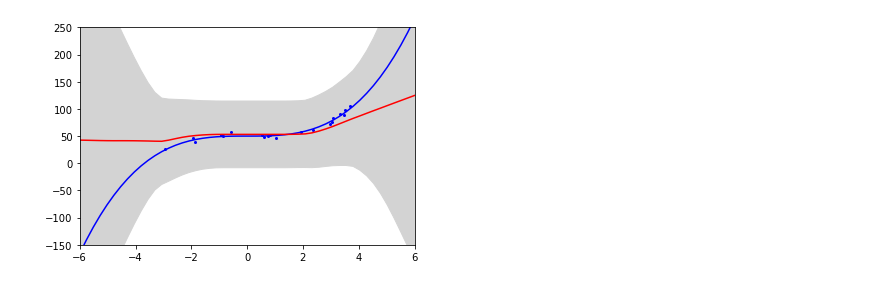
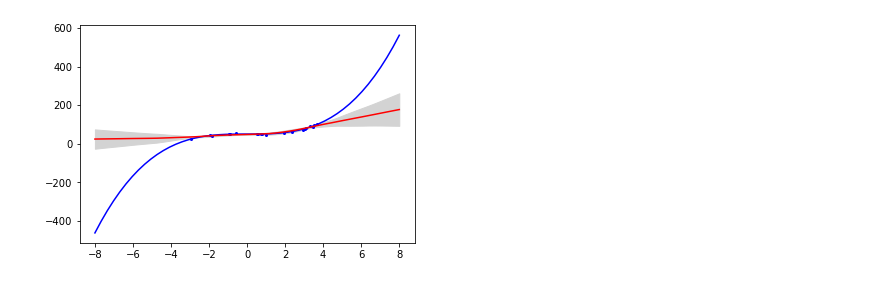
Before and after one commit to Feuermagier/VariationalBayesianDL, a Jupyter notebook: ToyRegression.ipynb, the cells around one changed output. Saved outputs shown, nothing was run; the diff lists cells and outputs as text; code cells hidden in the pictures.

```diff
--- a/ToyRegression.ipynb
+++ b/ToyRegression.ipynb
@@ -14,7 +14,7 @@ torch.manual_seed(42)
 
 batch_size = 2
 
-trainset = toy.CubicToyDataset(min=-4, max=4, sample_count=20, noise=3, normalize=True)
+trainset = toy.CubicToyDataset(min=-4, max=4, sample_count=20, noise=3, normalize=True, offset=50)
 #trainset = toy.TrigonometricToyDataset(sample_count=200, normalize=True)
 trainloader = torch.utils.data.DataLoader(trainset, batch_size, shuffle=True)
 
@@ -58,7 +31,7 @@ model = nn.Sequential(
 )
 
 optimizer = torch.optim.SGD(model.parameters(), lr=0.01, weight_decay=0.001)
-for epoch in range(1000):
+for epoch in range(160):
     epoch_loss = torch.tensor(0, dtype=torch.float)
     for data, target in trainloader:
         optimizer.zero_grad()
@@ -67,9 +40,9 @@ for epoch in range(1000):
         loss.backward()
         optimizer.step()
         epoch_loss += loss
-    if epoch % 10 == 0:
+    if epoch % 100 == 0:
         print(f"Epoch {epoch}: loss {epoch_loss / (len(trainloader) * batch_size)}")
 print(f"Final loss {epoch_loss / (len(trainloader) * batch_size)}")
-plot(lambda input: (model(input), torch.tensor(0)))
+trainset.plot(lambda input: (model(input), torch.tensor(0)))
 # %% [output]
 Epoch 0: loss 0.06276226788759232
@@ -98,11 +58,15 @@ importlib.reload(swag)
 
 torch.manual_seed(42)
 
-model = nn.Sequential(nn.Linear(1, 100), nn.ReLU(), nn.Linear(100, 1))
+model = nn.Sequential(
+    nn.Linear(1, 100),
+    nn.ReLU(),
+    nn.Linear(100, 1)
+)
 optimizer = torch.optim.SGD(model.parameters(), lr=0.01, weight_decay=0.001) # Without weight_decay the covariance matrix is not positive definit???
 wrapper = swag.SWAGWrapper(model, 5, 10)
 
-for epoch in range(1000):
+for epoch in range(160):
     epoch_loss = torch.tensor(0, dtype=torch.float)
     for data, target in trainloader:
         optimizer.zero_grad()
@@ -112,13 +76,13 @@ for epoch in range(1000):
         optimizer.step()
         epoch_loss += loss
     wrapper.update(epoch)
-    if epoch % 10 == 0:
+    if epoch % 100 == 0:
         print(f"Epoch {epoch}: loss {epoch_loss / (len(trainloader) * batch_size)}")
 print(f"Final loss {epoch_loss / (len(trainloader) * batch_size)}")
 
 def eval_swag(input):
     return wrapper.sample(input, 100, model, 1)
 
-plot(eval_swag)
+trainset.plot(eval_swag)
 # %% [output]
 Epoch 0: loss 0.06276226788759232
@@ -147,49 +98,35 @@ importlib.reload(ensemble)
 
 torch.manual_seed(42)
 
-adversarial_training = True
-
-def nll_loss(mean, variance, target):
-    return (torch.log(variance) / 2 + torch.pow(target - mean, 2) / (2 * variance)).sum() / mean.shape[0]
-
 ensemble_count = 5
-models = [nn.Sequential(nn.Linear(1, 100), nn.ReLU(), nn.Linear(100, 2)) for _ in range(ensemble_count)]
+models = [nn.Sequential(
+    nn.Linear(1, 100),
+    nn.ReLU(),
+    nn.Linear(100, 1)
+) for _ in range(ensemble_count)]
 
 for i, model in enumerate(models):
     print(f"Training model {i}")
     optimizer = torch.optim.SGD(model.parameters(), lr=0.01, weight_decay=0.001)
-    for epoch in range(1000):
+    for epoch in range(160):
         epoch_loss = torch.tensor(0, dtype=torch.float)
         for data, target in trainloader:
             optimizer.zero_grad()
-            if adversarial_training:
-                data.requires_grad = True
 
             output = model(data)
-            mean, variance = output[:, 0], torch.log1p(torch.exp(output[:, 1])) + 1e-6
-            loss = nll_loss(mean, variance, target)
-
-            if adversarial_training:
-                loss.backward(retain_graph=True)
-                a_data = data + 0.01 * torch.sign(data.grad)
-                optimizer.zero_grad()
-                a_output = model(data)
-                a_mean, a_variance = a_output[:, 0], torch.log1p(torch.exp(a_output[:, 1])) + 1e-6
-                a_loss = nll_loss(a_mean, a_variance, target)
-                loss += a_loss
+            loss = F.mse_loss(output, target)
 
             loss.backward()
             optimizer.step()
             epoch_loss += loss
-        #if epoch % 10 == 0:
-            #print(f"  Epoch {epoch}: loss {epoch_loss / (len(trainloader) * batch_size)}")
+        if epoch % 100 == 0:
+            print(f"  Epoch {epoch}: loss {epoch_loss / (len(trainloader) * batch_size)}")
     print(f"  Final loss {epoch_loss / (len(trainloader) * batch_size)}")
 
 
 def eval_esemble(input):
-    return ensemble.combined_variance_output(input, models)
-
-
-plot(eval_esemble)
+    outputs = torch.stack([model(input) for model in models])
+    return torch.mean(outputs, dim=0), torch.var(outputs, dim=0)
+trainset.plot(eval_esemble)
 # %% [output]
 Training model 0
@@ -206,4 +149,4 @@ RMSE 90.8624038696289
-[figure, old version]
+[figure, new version]
 # %%
 # MC dropout
 
```
Also changed, not shown: parts of 6 cells of this notebook, 4 other files.
